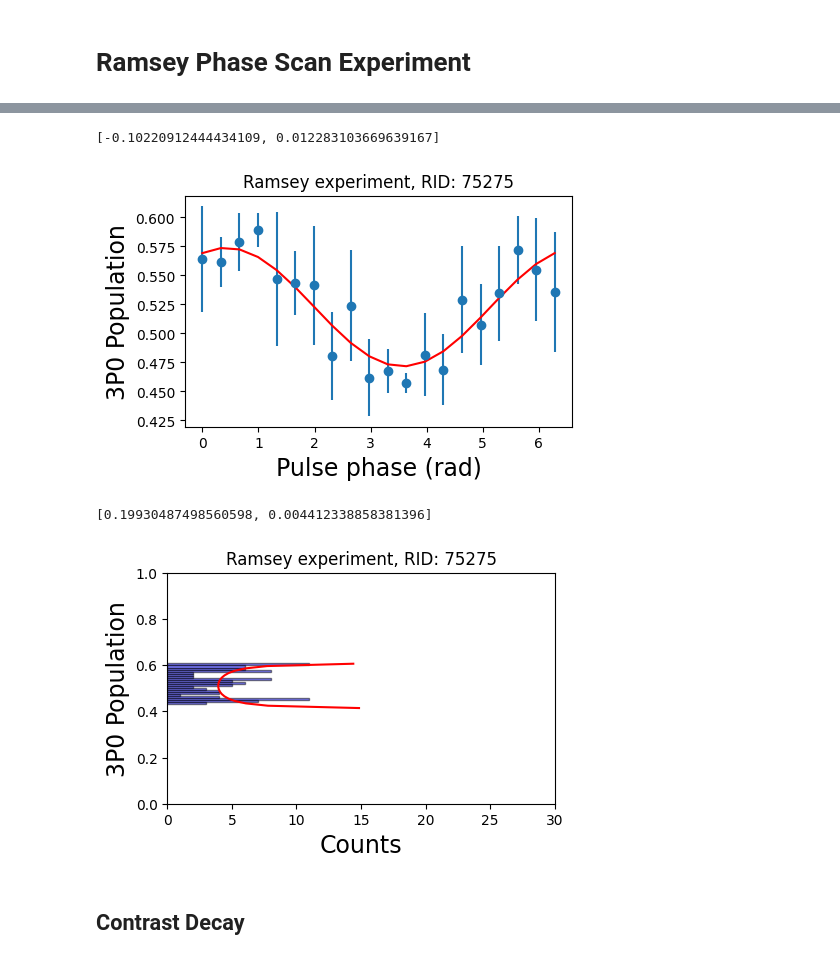
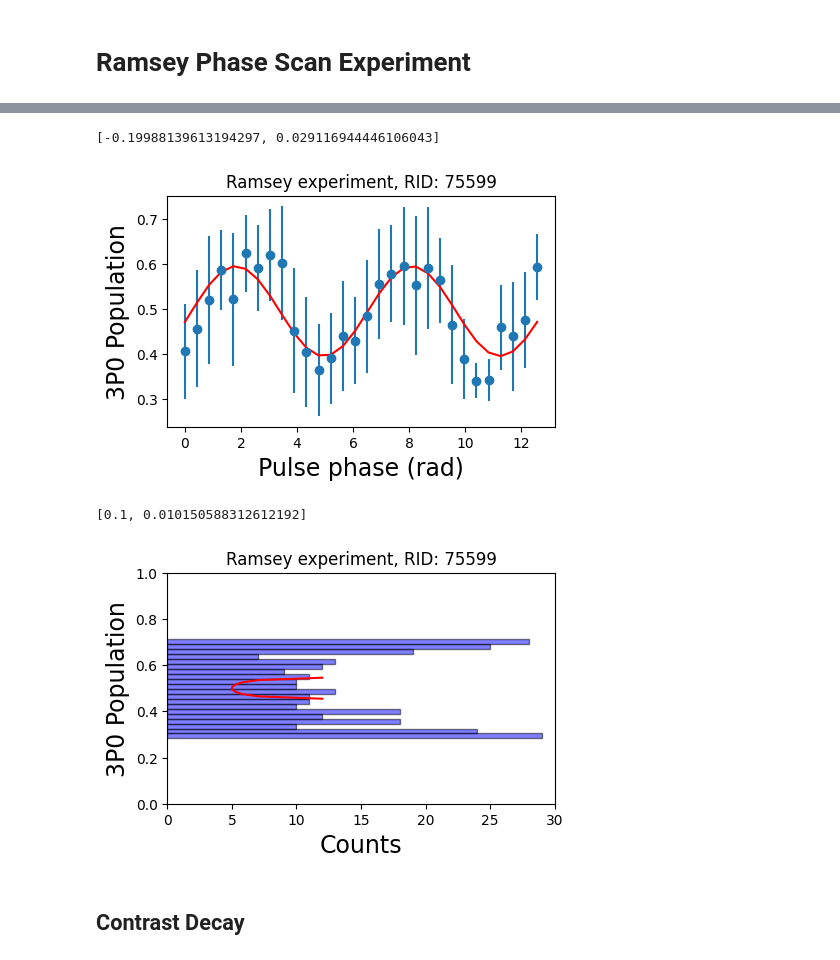
Before and after one commit to ejporterSU/ThreePhotonSimulations, a Jupyter notebook: ramsey_contrast.ipynb, the cells around one changed output, grey strips where cells are left out. Saved outputs shown, nothing was run; the diff lists cells and outputs as text; code cells hidden in the pictures.

```diff
--- a/ramsey_contrast.ipynb
+++ b/ramsey_contrast.ipynb
@@ -32,7 +32,7 @@ def gausFit(x, A, s):
 # extract and process images
 
 direc = "C:/Users/ggpan/OneDrive - Stanford/Research/manuscripts/DFSequentialPaper/ThreePhotonSimulations/Data/"
-RID = 75268
+RID = 75599
 
 exp = ExpViewer(RID, dir=direc)
 ims = np.array(exp.images)
@@ -44,9 +44,9 @@ ims = ims[:,100:275, 50:150]
 threshold = 20
 ims = np.where(ims > threshold, ims, 0)
 
-bins = (20, 60, 127,280)
+bins = (20, 40, 120,280)
 for val in bins:
     plt.axhline(val, color='red')
-plt.imshow(1-ims[2],cmap='Greys')  # check that processed image looks good
+plt.imshow(1-ims[20],cmap='Greys')  # check that processed image looks good
 plt.show()
 # %% [output]
@@ -55,9 +55,9 @@ plt.show()
 x1 = [np.sum(ims[i,bins[1]:bins[2],:])/np.sum(ims[i,bins[1]:bins[3],:]) for i in range(len(ims))]
 x2 = [np.sum(ims[i,bins[2]:bins[3],:])/np.sum(ims[i,bins[1]:bins[3],:]) for i in range(len(ims))]
 
-nrepeats=5
-npoints=100
-p = np.linspace(0,2*np.pi,int(npoints/nrepeats))
+nrepeats=10
+npoints=300
+p = np.linspace(0,4*np.pi,int(npoints/nrepeats))
 
 x1avg = np.mean(np.reshape(x1,[int(npoints/nrepeats),nrepeats]),axis=1)
 x1err= np.std(np.reshape(x1,[int(npoints/nrepeats),nrepeats]),axis=1)
@@ -120,28 +166,28 @@ plt.ylabel("3P0 Population", fontsize=17)
 plt.title(f"Ramsey experiment, RID: {RID}")
 plt.show()
 # %% [output]
-[-0.10220912444434109, 0.012283103669639167]
+[-0.19988139613194297, 0.029116944446106043]
-[figure, old version]
+[figure, new version]
 # %%
 plt.figure(figsize=(5,3))
 
 # Plot the histogram on the right with the correct orientation
 counts, bins, _ = plt.hist(x2, bins=20, alpha=0.5, color='blue',  edgecolor='black', orientation='horizontal')
 bins = np.array(bins)
 bins = (bins[1:] + bins[:-1])/2
 
-popt1,pcov1 = curve_fit(batman,bins,counts, p0=[5,0.5, 0.9], maxfev=20000)
+popt1,pcov1 = curve_fit(batman,bins,counts, p0=[5,0.5, 0.1], maxfev=20000)
 plt.plot(batman(np.linspace(0,1,100),*popt1),np.linspace(0,1,100), color='red' )
 print([popt1[-1],np.sqrt(np.diag(pcov))[-1]])
 plt.xlim(0,30)
 plt.ylim(0,1)
 plt.xlabel("Counts", fontsize=17)
 plt.ylabel("3P0 Population", fontsize=17)
 plt.title(f"Ramsey experiment, RID: {RID}")
 plt.show()
 # %% [output]
-[0.19930487498560598, 0.004412338858381396]
+[0.1, 0.010150588312612192]
-[figure, old version]
+[figure, new version]
 # %% [markdown]
 ## Contrast Decay
 # %%
```
Also changed, not shown: parts of 10 cells of this notebook, 16 other files.
